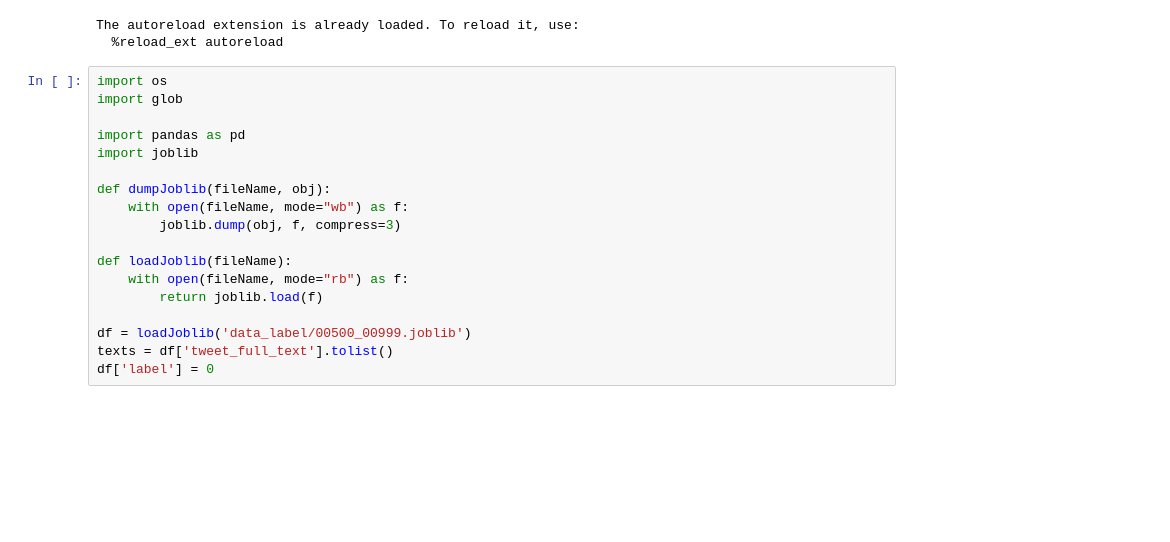
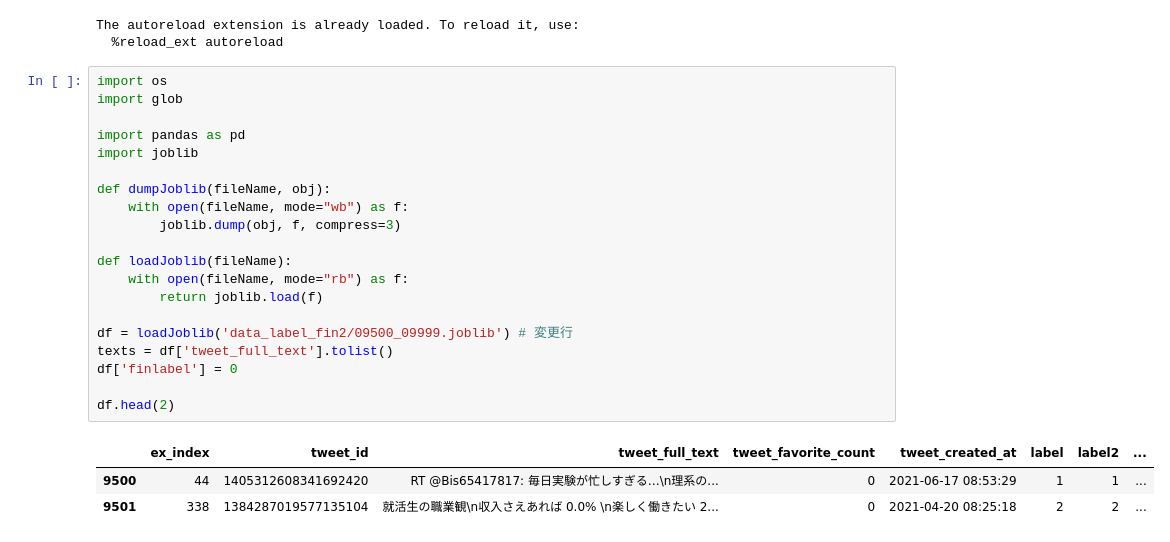
Before and after one commit to YutoTakaki0626/RESEARCH-jobhunting-datasets, a Jupyter notebook: work_space.ipynb, the cells around one changed output. Cells and saved outputs as stored; diff of their text form; blank space fills up the shorter version.

```diff
--- a/work_space.ipynb
+++ b/work_space.ipynb
@@ -7,18 +7,24 @@ The autoreload extension is already loaded. To reload it, use:
 # %%
 import os
 import glob
 
 import pandas as pd
 import joblib
 
 def dumpJoblib(fileName, obj):
     with open(fileName, mode="wb") as f:
         joblib.dump(obj, f, compress=3)
 
 def loadJoblib(fileName):
     with open(fileName, mode="rb") as f:
         return joblib.load(f)
 
-df = loadJoblib('data_label/00500_00999.joblib')
+df = loadJoblib('data_label_fin2/09500_09999.joblib') # 変更行
 texts = df['tweet_full_text'].tolist()
-df['label'] = 0
+df['finlabel'] = 0
+
+df.head(2)
+# %% [output]
+|  | ex_index | tweet_id | tweet_full_text | tweet_favorite_count | tweet_created_at | label | label2 | ... |
+| 9500 | 44 | 1405312608341692420 | RT @Bis65417817: 毎日実験が忙しすぎる…\n理系の... | 0 | 2021-06-17 08:53:29 | 1 | 1 | ... |
+| 9501 | 338 | 1384287019577135104 | 就活生の職業観\n収入さえあれば 0.0% \n楽しく働きたい 2... | 0 | 2021-04-20 08:25:18 | 2 | 2 | ... |
```
Also changed, not shown: parts of 4 cells of this notebook, 3 other files.
